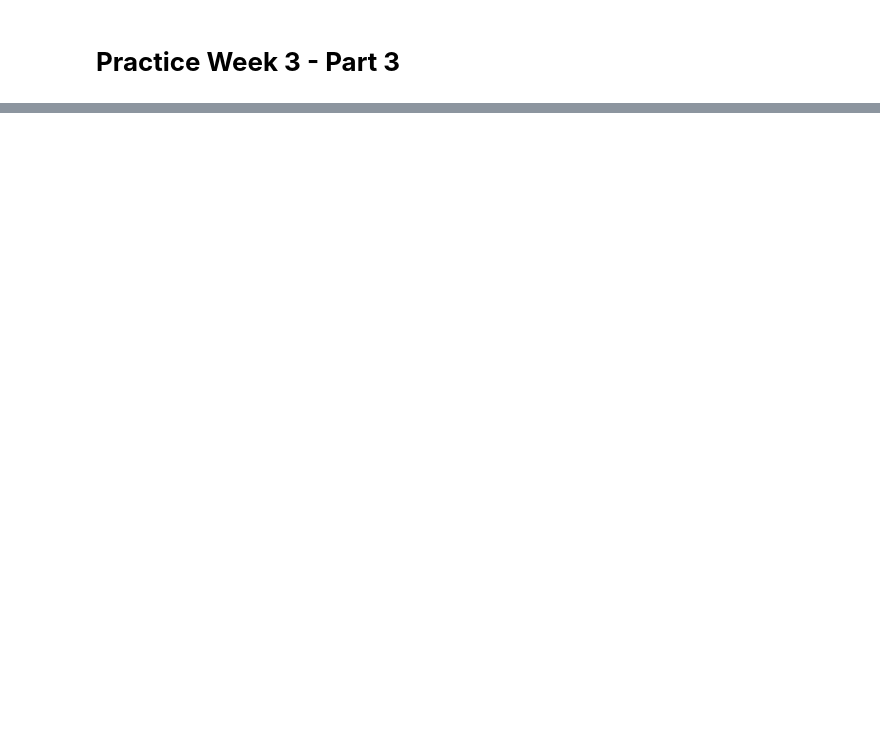
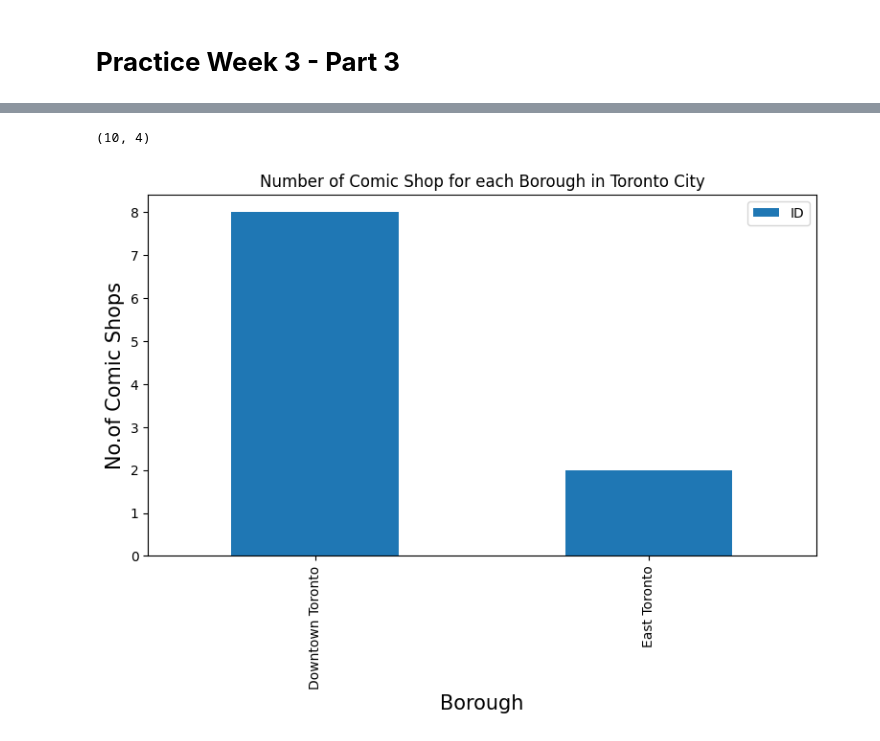
Before and after one commit to agmorcillo/Coursera_Capstone, a Jupyter notebook: Practice_Week_3.ipynb, the cells around one changed output, grey strips where cells are left out. Cells and saved outputs as stored; diff of their text form; code cells hidden in the pictures; blank space fills up the shorter version.

```diff
--- a/Practice_Week_3.ipynb
+++ b/Practice_Week_3.ipynb
@@ -111,0 +169,5 @@ import matplotlib.colors as colors
+# %%
+boroughs = df_toronto['Borough'].unique().tolist()
+borough_color = {}
+for borough in boroughs:
+    borough_color[borough]= '#%02X%02X%02X' % tuple(np.random.choice(range(256), size=3)) #Random color
@@ -111,0 +213,8 @@ import matplotlib.colors as colors
+# %%
+CLIENT_ID = 'G1MSH1RPBTL4V3BKNUMQN0EDUBL2YEXLHTLKDF13JVW0CFFG' #  Foursquare ID
+CLIENT_SECRET = '4RVAIXX4XSSLUZFUXELJW2XH4DUZCL5NKNOZKQBHMAIDY120' #  Foursquare Secret
+VERSION = '20180605' # Foursquare API version
+
+print('My credentails:')
+print('CLIENT_ID: ' + CLIENT_ID)
+print('CLIENT_SECRET:' + CLIENT_SECRET)
@@ -111,0 +301,18 @@ import matplotlib.colors as colors
+# %%
+# Prepare neighborhood list that contains Comic Shop
+column_names=['Borough', 'Neighborhood', 'ID','Name']
+comic_shop_df=pd.DataFrame(columns=column_names)
+
+for row in toronto_data.values.tolist():
+    Borough, Neighborhood, Latitude, Longitude=row
+    venues = get_venues(Latitude,Longitude)
+    comic_shop=venues[venues['Category']=='Comic Shop']
+    for comic_shop_detail in comic_shop.values.tolist():
+        id, name , category=comic_shop_detail
+        comic_shop_df = comic_shop_df.append({'Borough': Borough,
+                                                'Neighborhood': Neighborhood,
+                                                'ID': id,
+                                                'Name' : name
+                                               }, ignore_index=True)
+
+comic_shop_df.head(10)
@@ -111,0 +331,20 @@ import matplotlib.colors as colors
+# %%
+print(comic_shop_df.shape)
+# %% [output]
+(10, 4)
+# %%
+plt.figure(figsize=(9,5), dpi = 100)
+# title
+plt.title('Number of Comic Shop for each Borough in Toronto City')
+#On x-axis
+plt.xlabel('Borough', fontsize = 15)
+#On y-axis
+plt.ylabel('No.of Comic Shops', fontsize=15)
+#giving a bar plot
+comic_shop_df.groupby('Borough')['ID'].count().plot(kind='bar')
+#legend
+plt.legend()
+#displays the plot
+plt.show()
+# %% [output]
+[figure, added]
```
Also changed, not shown: parts of 51 cells of this notebook.
